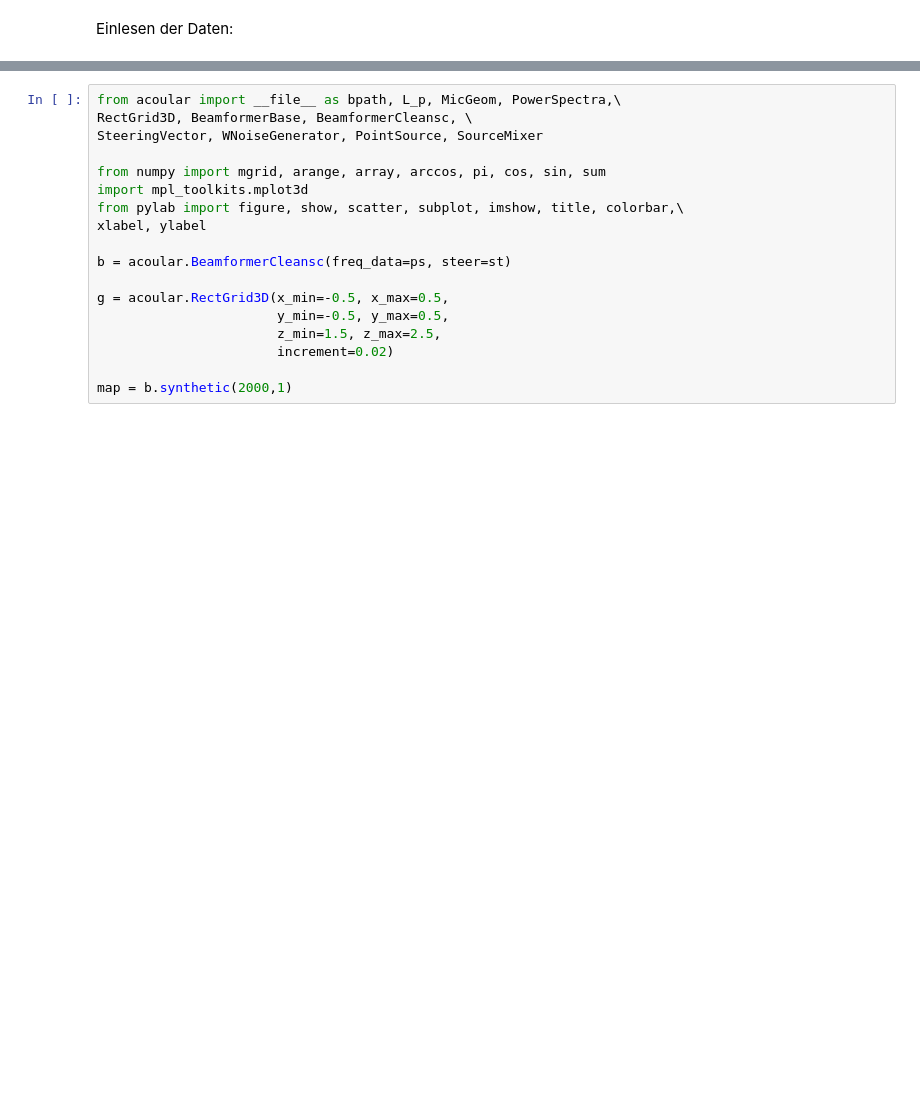
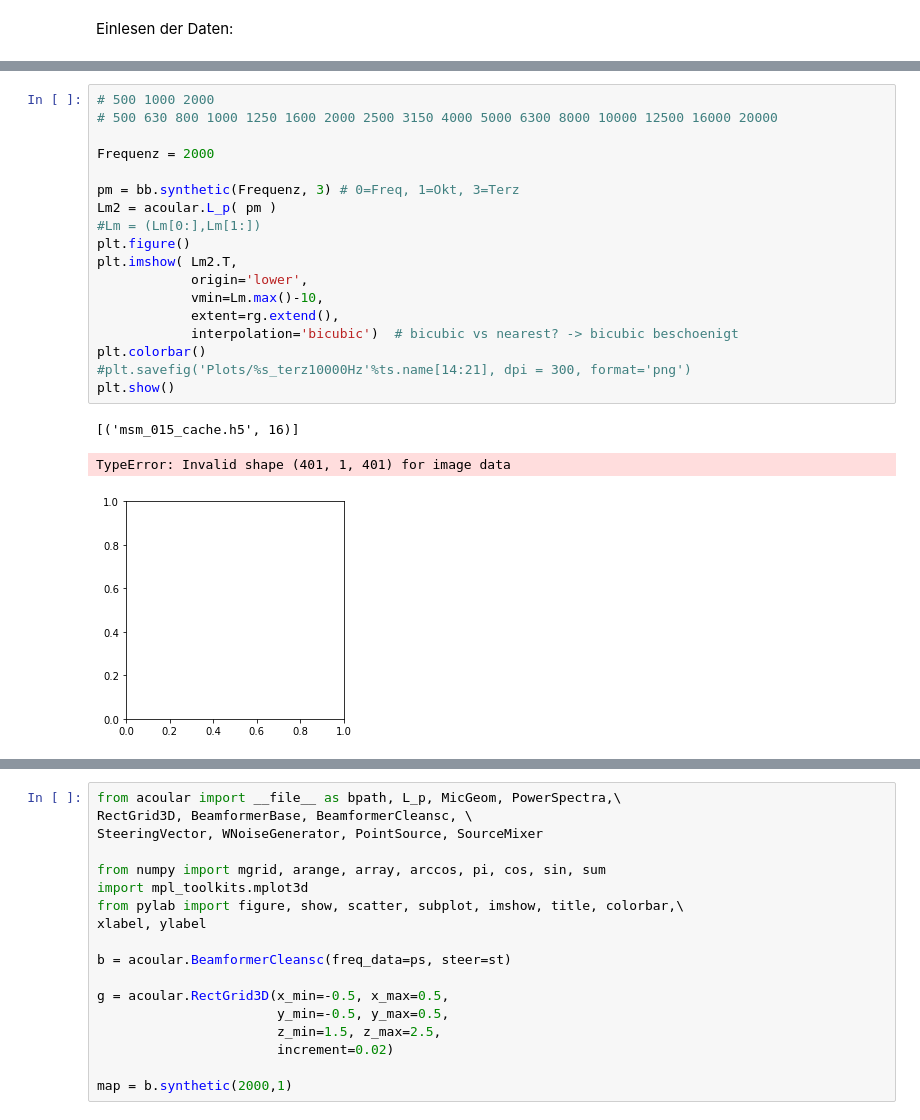
Before and after one commit to AdiBugaddi/MAP_eval, a Jupyter notebook: Auswertungsskript.ipynb, the cells around one changed output, grey strips where cells are left out. Saved outputs shown, nothing was run; the diff lists cells and outputs as text; blank space fills up the shorter version.

```diff
--- a/Auswertungsskript.ipynb
+++ b/Auswertungsskript.ipynb
@@ -104,0 +141,22 @@ plt.show()
+# %%
+# 500 1000 2000
+# 500 630 800 1000 1250 1600 2000 2500 3150 4000 5000 6300 8000 10000 12500 16000 20000
+
+Frequenz = 2000
+
+pm = bb.synthetic(Frequenz, 3) # 0=Freq, 1=Okt, 3=Terz
+Lm2 = acoular.L_p( pm )
+#Lm = (Lm[0:],Lm[1:])
+plt.figure()
+plt.imshow( Lm2.T,
+            origin='lower',
+            vmin=Lm.max()-10,
+            extent=rg.extend(),
+            interpolation='bicubic')  # bicubic vs nearest? -> bicubic beschoenigt
+plt.colorbar()
+#plt.savefig('Plots/%s_terz10000Hz'%ts.name[14:21], dpi = 300, format='png')
+plt.show()
+# %% [output]
+[('msm_015_cache.h5', 16)]
+TypeError: Invalid shape (401, 1, 401) for image data
+[figure, added]
```
Also changed, not shown: parts of 6 cells of this notebook, 3 other files.
